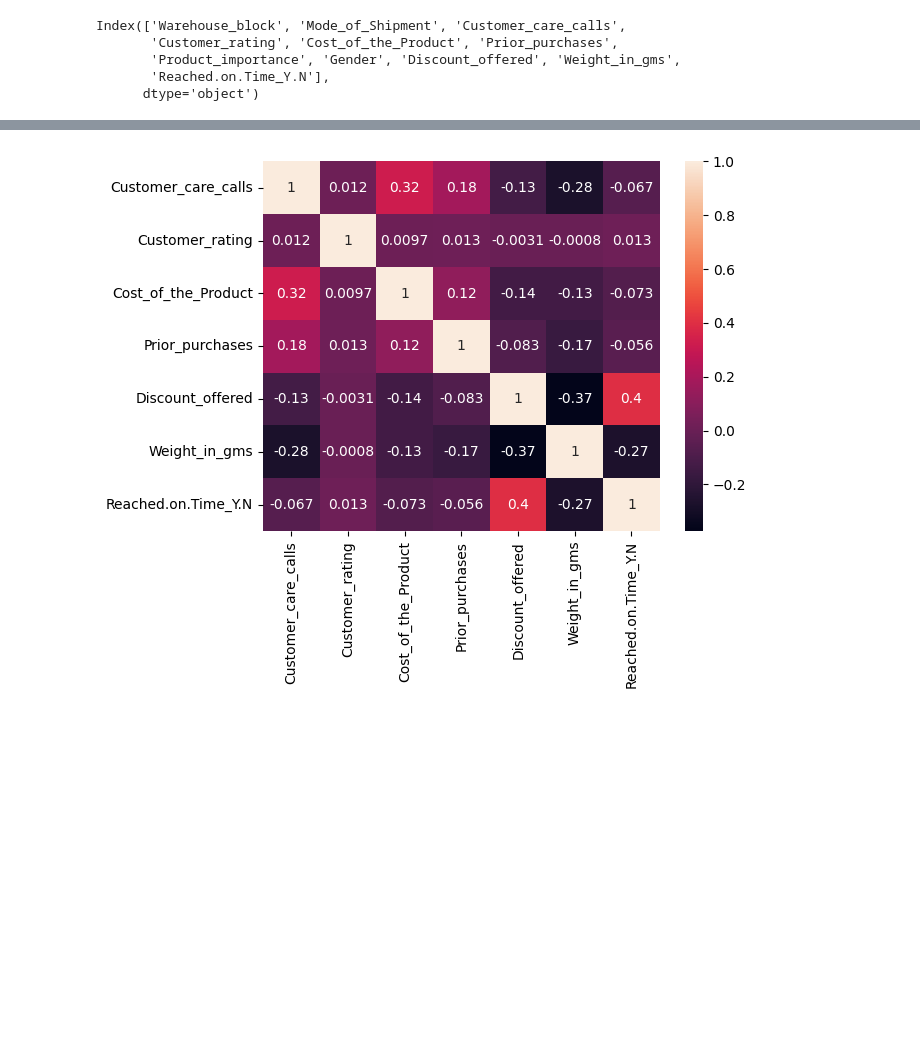
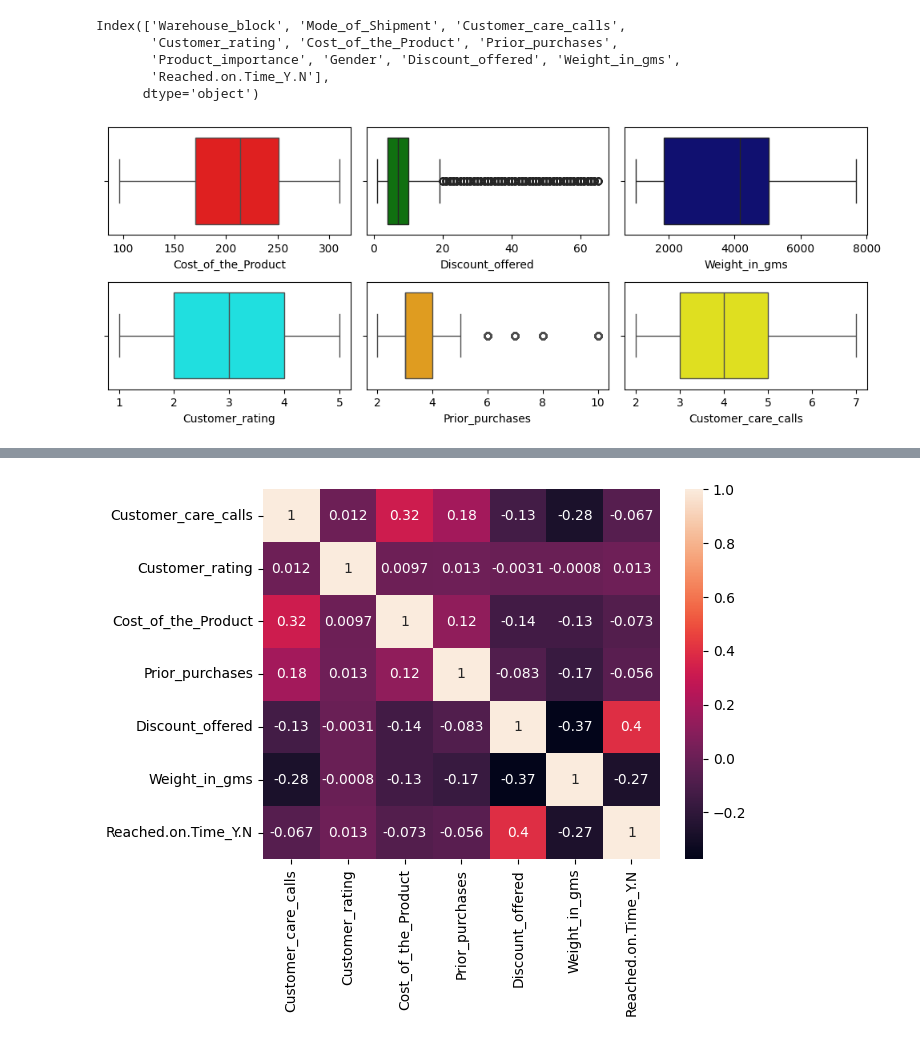
Before and after one commit to sahil-sundhan/math-for-data-science, a Jupyter notebook: Group 12/Project_1/Project_1.ipynb, the cells around one changed output, grey strips where cells are left out. Drawn from its saved outputs; the diff is of its cells as text; code cells hidden in the pictures; blank space fills up the shorter version.

```diff
--- a/Group 12/Project_1/Project_1.ipynb
+++ b/Group 12/Project_1/Project_1.ipynb
@@ -201,3 +201,27 @@ Index(['Warehouse_block', 'Mode_of_Shipment', 'Customer_care_calls',
 # %%
 categorical_features = ['Warehouse_block', 'Mode_of_Shipment', 'Product_importance', 'Gender']
 numerical_features = ['Customer_care_calls', 'Customer_rating', 'Cost_of_the_Product', 'Prior_purchases', 'Discount_offered', 'Weight_in_gms']
+# %%
+fig = plt.figure(figsize=(10, 4))
+plt.subplot(2, 3, 1)
+sns.boxplot(data=data, x='Cost_of_the_Product', color='red')
+
+plt.subplot(2, 3, 2)
+sns.boxplot(data=data, x='Discount_offered', color='green')
+
+plt.subplot(2, 3, 3)
+sns.boxplot(data=data, x='Weight_in_gms', color='navy')
+
+plt.subplot(2, 3, 4)
+sns.boxplot(data=data, x='Customer_rating', color='cyan')
+
+plt.subplot(2, 3, 5)
+sns.boxplot(data=data, x='Prior_purchases', color='orange')
+
+plt.subplot(2, 3, 6)
+sns.boxplot(data=data, x='Customer_care_calls', color='yellow')
+
+plt.tight_layout()
+plt.show()
+# %% [output]
+[figure, added]
```
Also changed, not shown: parts of 48 cells of this notebook, 1 other file.
